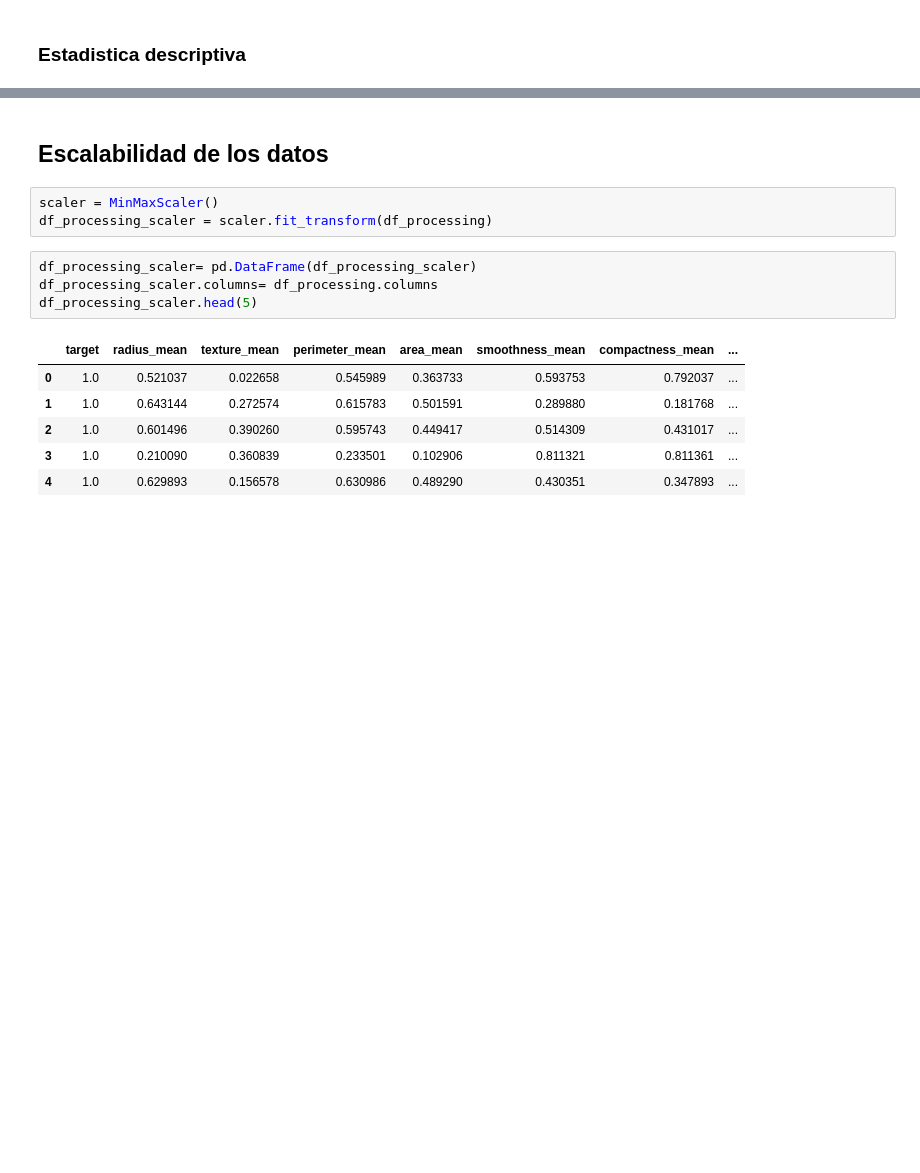
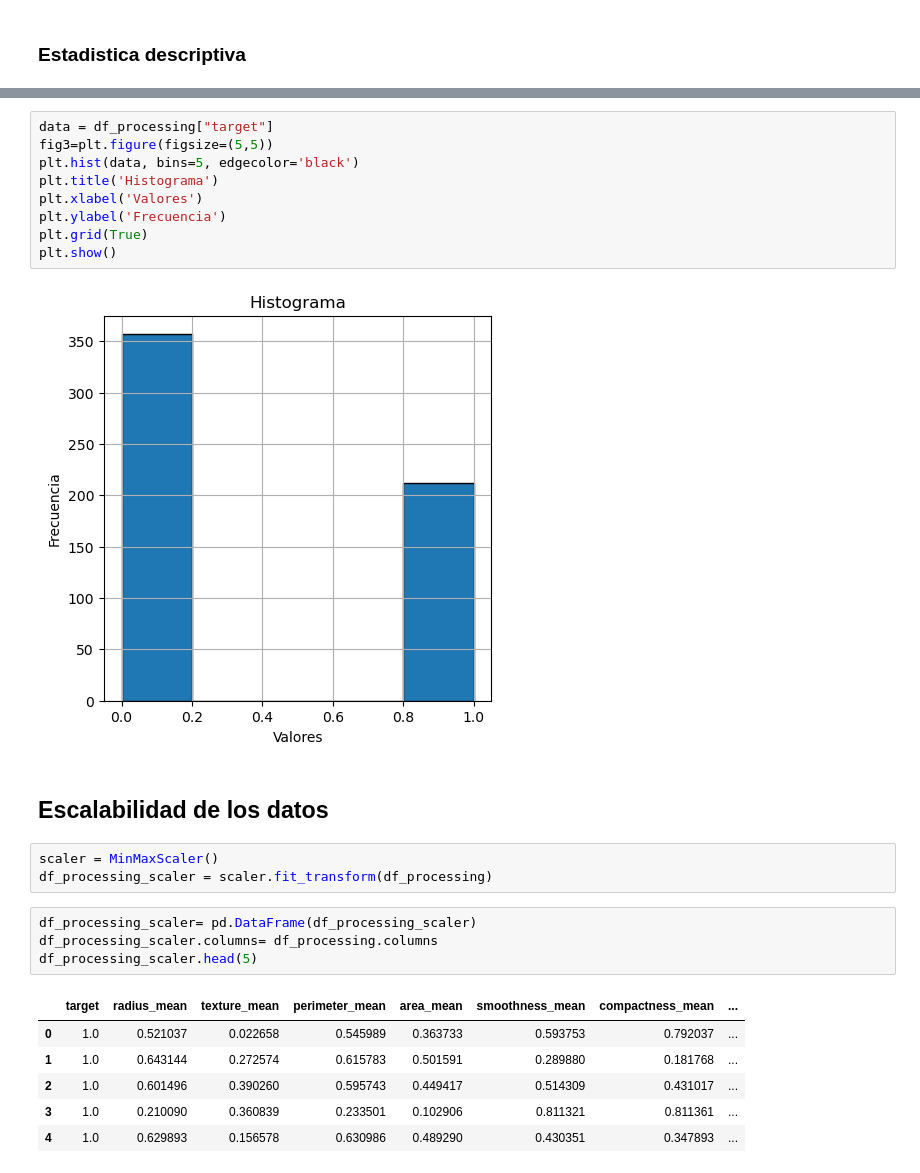
Before and after one commit to dparedes616/Proyecto-Breast-Cancer-Wisconsin, a Jupyter notebook: proyecto_diag_cancer.ipynb, the cells around one changed output, grey strips where cells are left out. Cells and saved outputs as stored; diff of their text form; blank space fills up the shorter version.

```diff
--- a/proyecto_diag_cancer.ipynb
+++ b/proyecto_diag_cancer.ipynb
@@ -227,3 +287,14 @@ df_processing.describe()
+# %%
+data = df_processing["target"]
+fig3=plt.figure(figsize=(5,5))
+plt.hist(data, bins=5, edgecolor='black')
+plt.title('Histograma')
+plt.xlabel('Valores')
+plt.ylabel('Frecuencia')
+plt.grid(True)
+plt.show()
+# %% [output]
+[figure, added]
 # %% [markdown]
 ## Escalabilidad de los datos
 # %%
```
Also changed, not shown: parts of 28 cells of this notebook, 1 other file.
